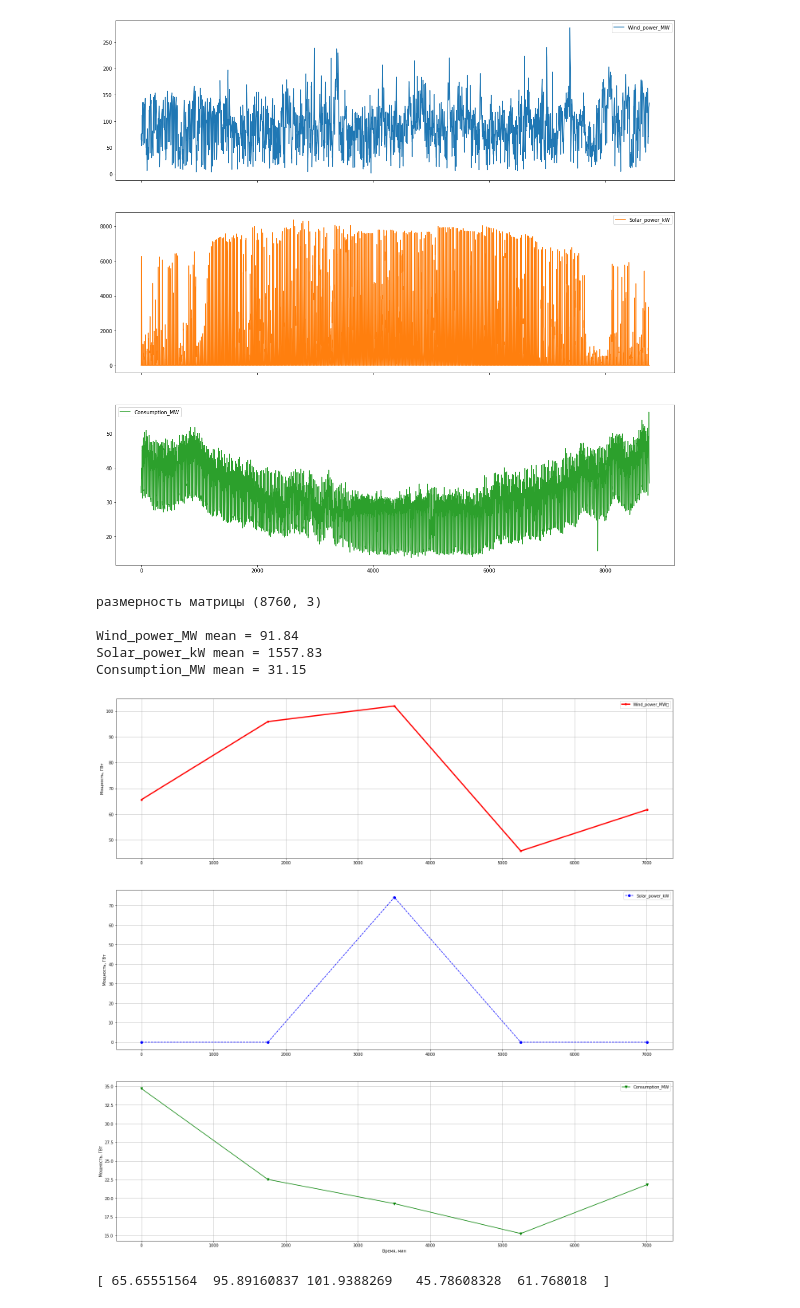
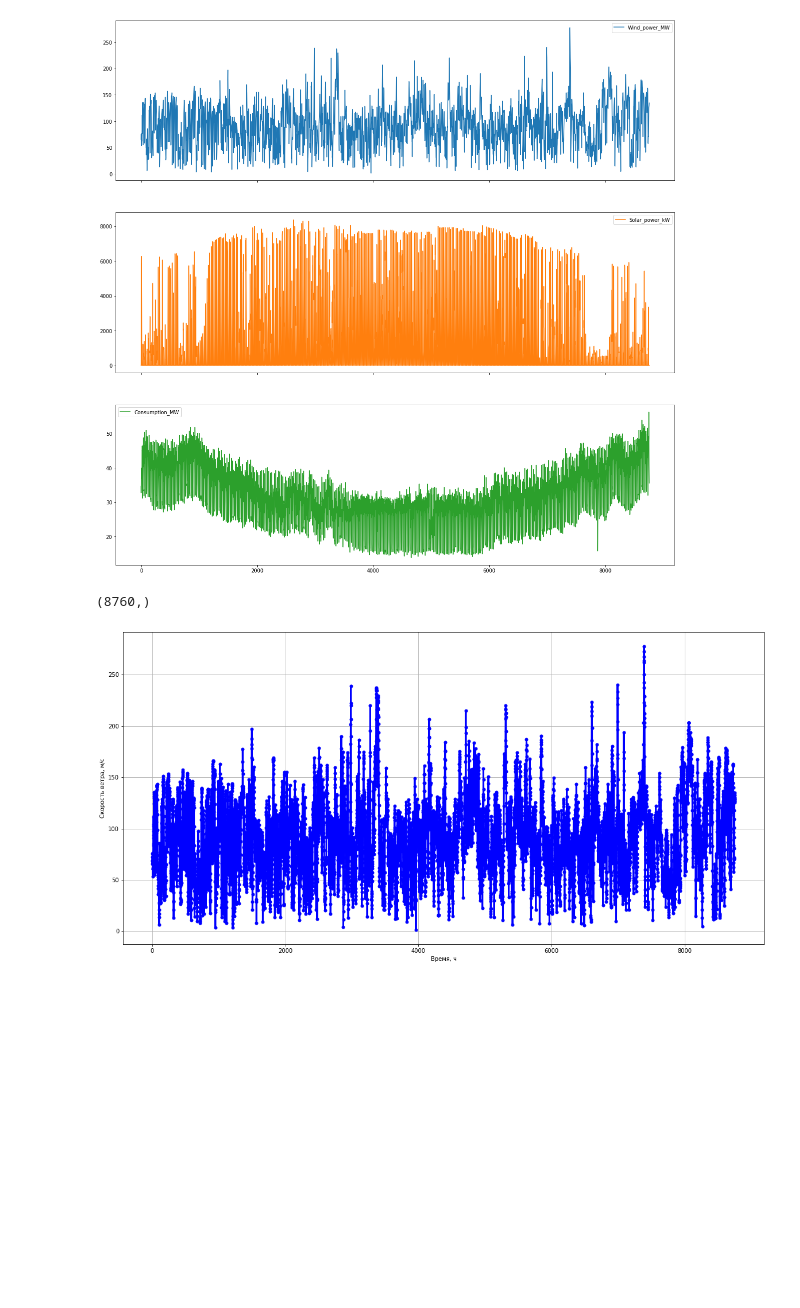
Before and after one commit to Aleksey-Gladkih/Test_Guide, a Jupyter notebook: LB2.ipynb, the cells around one changed output. Saved outputs shown, nothing was run; the diff lists cells and outputs as text; code cells hidden in the pictures; blank space fills up the shorter version.

```diff
--- a/LB2.ipynb
+++ b/LB2.ipynb
@@ -51,63 +38,19 @@ input_df.describe()
 axes = input_df.plot(marker=None, figsize=(20, 20), subplots = True)
 # %% [output]
 [figure]
-# %%
-# 7. Подробнее работа с табличными данными pandas будет в следующей работе. Сейчас нужно перевести все в матрицу
-# Здесь в дело вступает другая очень популярная и мощная python-библиотека - NumPy
-
-input_matrix = input_df.values # перевод таблицы в матрицу
-
-print('размерность матрицы', input_matrix.shape)
-print()
-
-# можно посчитать среднее, минимальное, максимальное и прочие показатели
-
-# цикл от 0 до числа столбцов
-for i in range(0, len(input_df.columns)):
-  # функция print выводит строку на экран
-  # функция формат применяется к шаблону строки для подстановки в него нужных данных в нужном формате
-  # запись input_matrix[: , i] означает что нужно взять все строки и i-й столбец из матрицы
-  print("{: <12} mean = {:.2f}".format(input_df.columns[i], input_matrix[ :  , i].mean()))
-# %% [output]
-размерность матрицы (8760, 3)
-
-Wind_power_MW mean = 91.84
-Solar_power_kW mean = 1557.83
-Consumption_MW mean = 31.15
-# %%
-# 9. То же самое, но лишь каждая пятая точка и все графики на отдельных плотах
-
-# вначале создать объект для рисования на нем
-fig, ax = plt.subplots(3, 1, figsize = (25, 25))
-
-timestamps = range(0, input_matrix.shape[0], 1)
-
-# зададим диапазон
-begin = 0
-end   = 8760
-step = 1752
-
-# легко указывать цвета, стиль линий, размеры и тип маркера
-ax[0].plot(timestamps[begin : end : step], input_matrix[begin : end : step,0], 'red', marker = '.', linewidth = 3, markersize = 9)
-ax[1].plot(timestamps[begin : end : step], input_matrix[begin : end : step,1], 'blue', linestyle = '--', marker = 'o')
-ax[2].plot(timestamps[begin : end : step], input_matrix[begin : end : step,2], 'green', marker = 'v')
-
-
-legend = ['Wind_power_MW	', 'Solar_power_kW', 'Consumption_MW']
-
-# примеры "синтаксического сахара" Python (спросите пояснение у преподавателя)
-for _ in zip(ax, legend):
-  _[0].set_ylabel('Мощность, ГВт')
-  _[0].legend([_[1]])
-  _[0].grid(True)
-# нет необходимости подписывать ось ординат у всех плотов, достаточно у последнего (последний - это -1)
-ax[-1].set_xlabel('Время, мин')
-
-plt.show()
-# %% [output]
-[figure, removed]
-# %%
-generation_sum = input_matrix[begin : end : step,0]
-print (generation_sum)
-# %% [output]
-[ 65.65551564  95.89160837 101.9388269   45.78608328  61.768018  ]
+# %%
+# 3. Берем только временной ряд скорости ветра в м/с
+# iloc - выделяет из таблицы указанный фрагмент, в данном случае все строки и только первый столбец
+Wind_power_MW = input_df.iloc[: , 0].values
+print(Wind_power_MW.shape)
+fig, ax = plt.subplots(figsize = (20, 10))
+
+ax.plot(Wind_power_MW[: ], linewidth = 3, markersize = 5, marker = 'o', color = 'blue')
+ax.grid(True)
+ax.set_xlabel('Время, ч')
+ax.set_ylabel('Скорость ветра, м/с')
+
+plt.show()
+# %% [output]
+(8760,)
+[figure, added]
```
Also changed, not shown: parts of 8 cells of this notebook.
